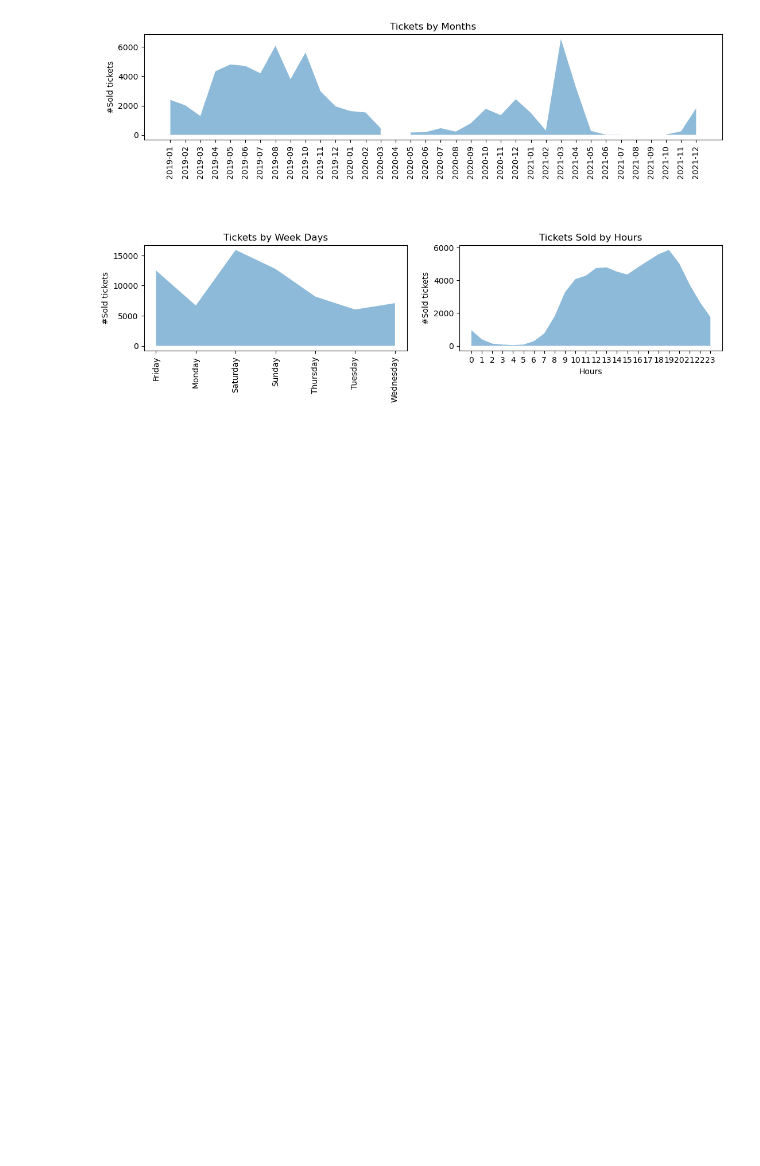
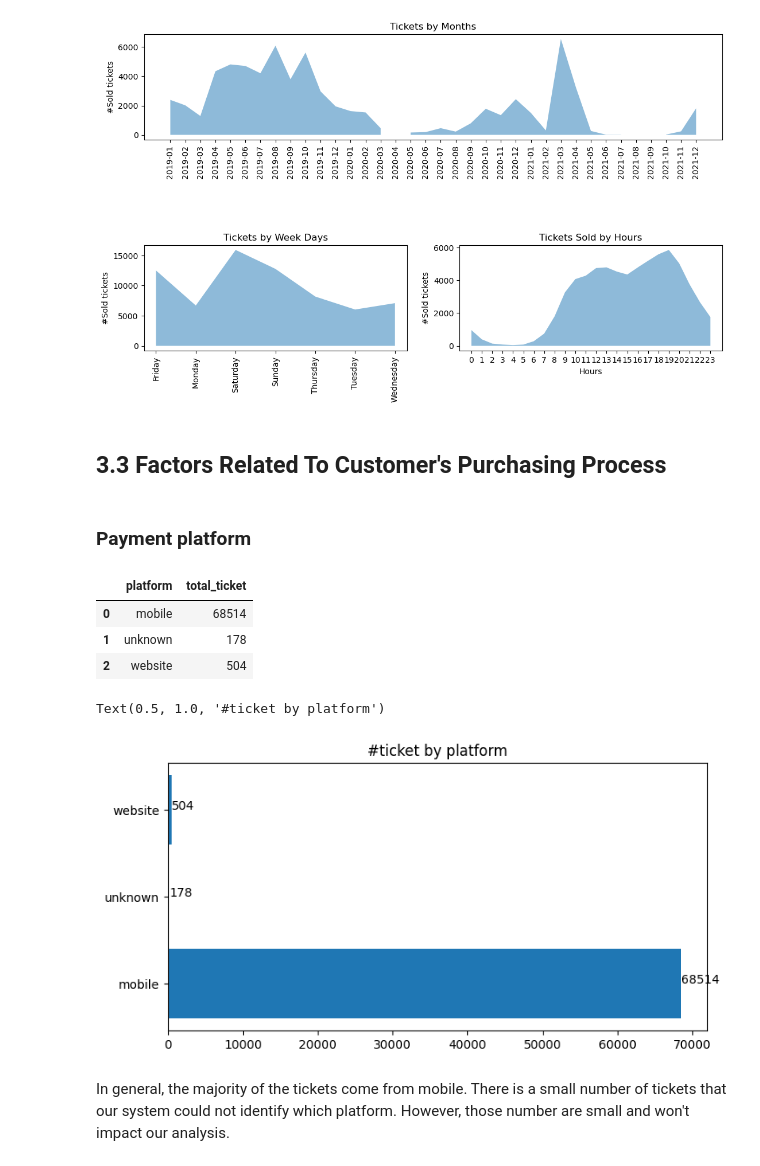
Before and after one commit to DucD0610/HOYTS-Cinema-Ticket-Sales-Analysis, a Jupyter notebook: analysis work detail.ipynb, the cells around one changed output. Saved outputs shown, nothing was run; the diff lists cells and outputs as text; code cells hidden in the pictures; blank space fills up the shorter version.

Commit message:
platform by time

```diff
--- a/analysis work detail.ipynb
+++ b/analysis work detail.ipynb
@@ -852,3 +854,38 @@ plt.subplots_adjust(hspace = 1, top = 0.8)
 plt.show()
 # %% [output]
 [figure]
+# %% [markdown]
+## 3.3 Factors Related To Customer's Purchasing Process
+# %% [markdown]
+### Payment platform
+# %%
+df_platform = (
+    df_join_all
+    .groupby('platform')
+    .agg(total_ticket = ('ticket_id','count'))
+    .reset_index()
+)
+# %%
+df_platform
+# %% [output]
+|  | platform | total_ticket |
+| 0 | mobile | 68514 |
+| 1 | unknown | 178 |
+| 2 | website | 504 |
+# %%
+#Plot Bar Chart
+plt.figure(figsize=(8,4))
+
+plt.barh(
+    df_platform['platform'], df_platform['total_ticket']
+)
+
+for index, value in enumerate(df_platform['total_ticket']): #show values
+    plt.text(value, index, str(value))
+
+plt.title('#ticket by platform')
+# %% [output]
+Text(0.5, 1.0, '#ticket by platform')
+[figure, added]
+# %% [markdown]
+In general, the majority of the tickets come from mobile. There is a small number of tickets that our system could not identify which platform. However, those number are small and won't impact our analysis.
```
Also changed, not shown: parts of 5 cells of this notebook, 1 other file.
